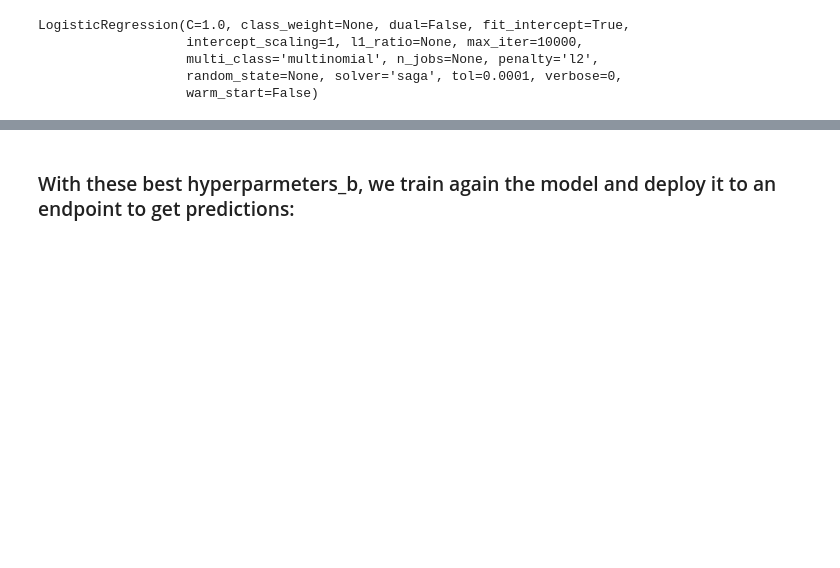
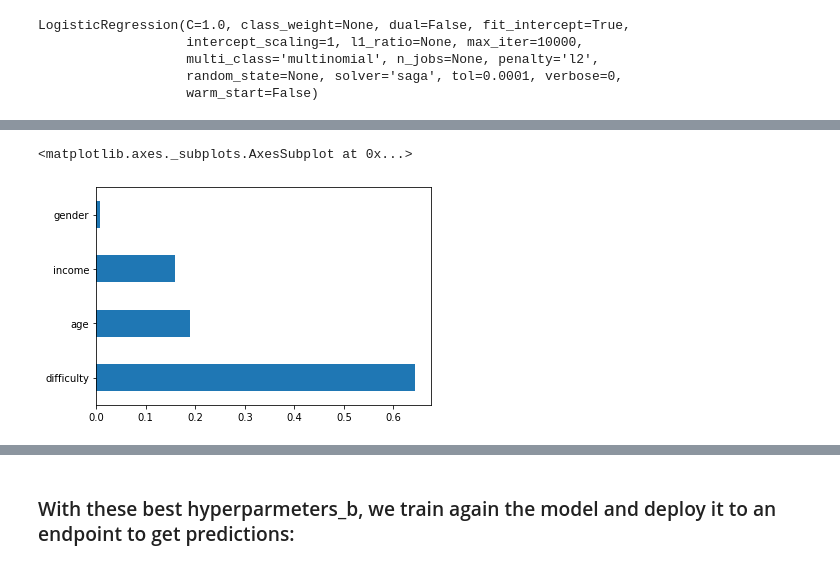
Before and after one commit to alelasantillan/Starbucks-Project, a Jupyter notebook: Starbucks_Capstone_notebook.ipynb, the cells around one changed output, grey strips where cells are left out. Drawn from its saved outputs; the diff is of its cells as text; code cells hidden in the pictures; blank space fills up the shorter version.

```diff
--- a/Starbucks_Capstone_notebook.ipynb
+++ b/Starbucks_Capstone_notebook.ipynb
@@ -804,0 +814,13 @@ Sat Jan 22 20:26:16 UTC 2022
+# %%
+baseline_data = pd.read_csv ('data/data_processed.csv')
+to_drop = ['event',
+           'reward_y',
+           'time',
+           'offer_type',
+           'duration',
+           'became_member_on'
+          ]
+
+baseline_data.drop(to_drop, inplace=True, axis=1)
+baseline_train, baseline_test = train_test_split(baseline_data, test_size=0.2, random_state=0)
+baseline_data.corr()
@@ -804,0 +834,16 @@ Sat Jan 22 20:26:16 UTC 2022
+# %%
+import pandas as pd
+from sklearn.ensemble import RandomForestClassifier
+
+X = baseline_train.iloc[:, :-1] #all data except last  column
+y = baseline_train.iloc[:, -1:] #only last column
+
+benchmark_model = RandomForestClassifier()
+benchmark_model.fit(X, y.values.ravel())
+
+(pd.Series(benchmark_model.feature_importances_, index=X.columns)
+   .nlargest(10)
+   .plot(kind='barh'))
+# %% [output]
+<matplotlib.axes._subplots.AxesSubplot at 0x...>
+[figure, added]
```
Also changed, not shown: parts of 42 cells of this notebook, 1 other file.
